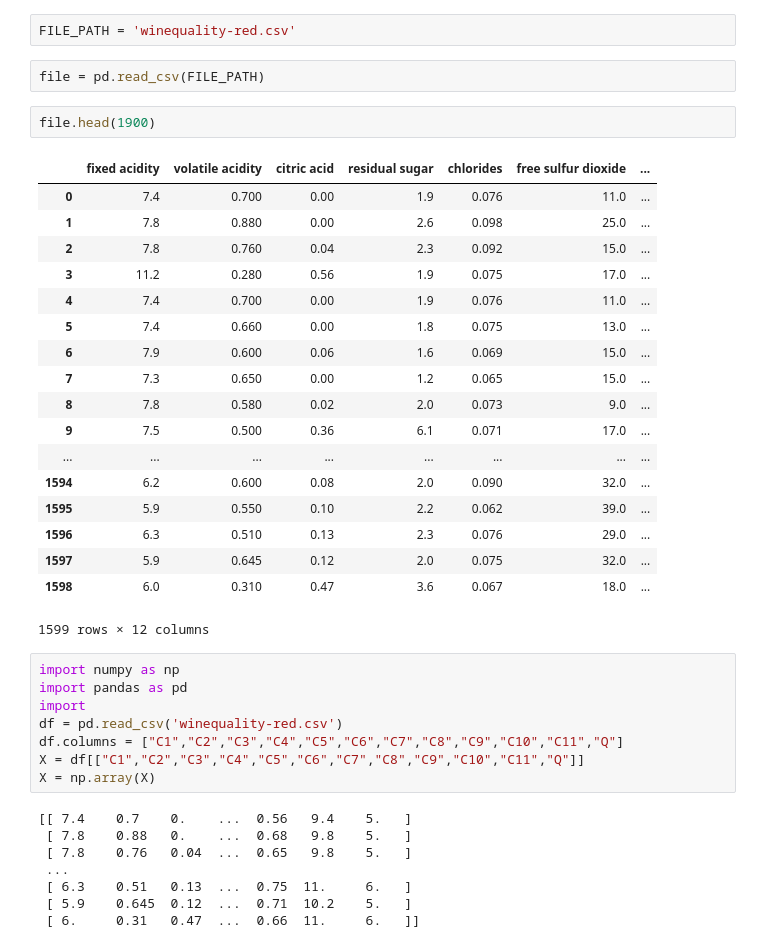
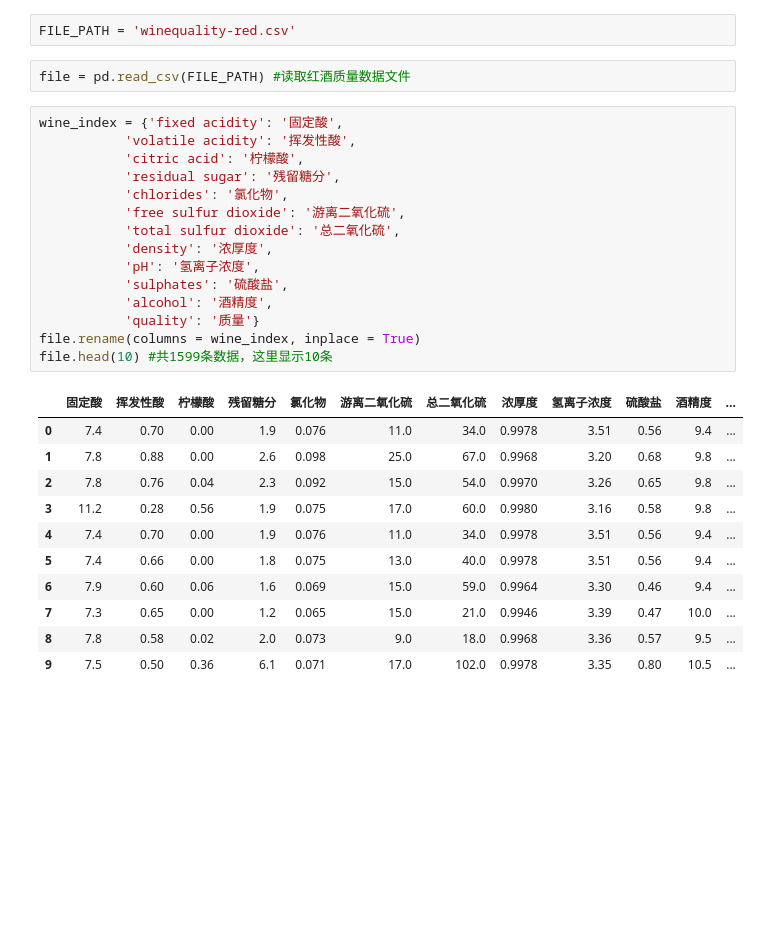
Before and after one commit to KIvanSky/undergraduateGroup, a Jupyter notebook: pythonPractice/zs/wineAnalysis.ipynb, the cells around one changed output. Saved outputs shown, nothing was run; the diff lists cells and outputs as text; blank space fills up the shorter version.

```diff
--- a/pythonPractice/zs/wineAnalysis.ipynb
+++ b/pythonPractice/zs/wineAnalysis.ipynb
@@ -9,41 +12,31 @@ import matplotlib.pyplot as plt
 # %%
 FILE_PATH = 'winequality-red.csv'
 # %%
-file = pd.read_csv(FILE_PATH)
+file = pd.read_csv(FILE_PATH) #读取红酒质量数据文件
-# %%
-file.head(1900)
-# %% [output]
-|  | fixed acidity | volatile acidity | citric acid | residual sugar | chlorides | free sulfur dioxide | ... |
-| 0 | 7.4 | 0.700 | 0.00 | 1.9 | 0.076 | 11.0 | ... |
-| 1 | 7.8 | 0.880 | 0.00 | 2.6 | 0.098 | 25.0 | ... |
-| 2 | 7.8 | 0.760 | 0.04 | 2.3 | 0.092 | 15.0 | ... |
-| 3 | 11.2 | 0.280 | 0.56 | 1.9 | 0.075 | 17.0 | ... |
-| 4 | 7.4 | 0.700 | 0.00 | 1.9 | 0.076 | 11.0 | ... |
-| 5 | 7.4 | 0.660 | 0.00 | 1.8 | 0.075 | 13.0 | ... |
-| 6 | 7.9 | 0.600 | 0.06 | 1.6 | 0.069 | 15.0 | ... |
-| 7 | 7.3 | 0.650 | 0.00 | 1.2 | 0.065 | 15.0 | ... |
-| 8 | 7.8 | 0.580 | 0.02 | 2.0 | 0.073 | 9.0 | ... |
-| 9 | 7.5 | 0.500 | 0.36 | 6.1 | 0.071 | 17.0 | ... |
-| ... | ... | ... | ... | ... | ... | ... | ... |
-| 1594 | 6.2 | 0.600 | 0.08 | 2.0 | 0.090 | 32.0 | ... |
-| 1595 | 5.9 | 0.550 | 0.10 | 2.2 | 0.062 | 39.0 | ... |
-| 1596 | 6.3 | 0.510 | 0.13 | 2.3 | 0.076 | 29.0 | ... |
-| 1597 | 5.9 | 0.645 | 0.12 | 2.0 | 0.075 | 32.0 | ... |
-| 1598 | 6.0 | 0.310 | 0.47 | 3.6 | 0.067 | 18.0 | ... |
-1599 rows × 12 columns
-# %%
-import numpy as np
-import pandas as pd
-import
-df = pd.read_csv('winequality-red.csv')
-df.columns = ["C1","C2","C3","C4","C5","C6","C7","C8","C9","C10","C11","Q"]
-X = df[["C1","C2","C3","C4","C5","C6","C7","C8","C9","C10","C11","Q"]]
-X = np.array(X)
-# %% [output]
-[[ 7.4    0.7    0.    ...  0.56   9.4    5.   ]
- [ 7.8    0.88   0.    ...  0.68   9.8    5.   ]
- [ 7.8    0.76   0.04  ...  0.65   9.8    5.   ]
- ...
- [ 6.3    0.51   0.13  ...  0.75  11.     6.   ]
- [ 5.9    0.645  0.12  ...  0.71  10.2    5.   ]
- [ 6.     0.31   0.47  ...  0.66  11.     6.   ]]
+# %%
+wine_index = {'fixed acidity': '固定酸',
+           'volatile acidity': '挥发性酸',
+           'citric acid': '柠檬酸',
+           'residual sugar': '残留糖分',
+           'chlorides': '氯化物',
+           'free sulfur dioxide': '游离二氧化硫',
+           'total sulfur dioxide': '总二氧化硫',
+           'density': '浓厚度',
+           'pH': '氢离子浓度',
+           'sulphates': '硫酸盐',
+           'alcohol': '酒精度',
+           'quality': '质量'}
+file.rename(columns = wine_index, inplace = True)
+file.head(10) #共1599条数据，这里显示10条
+# %% [output]
+|  | 固定酸 | 挥发性酸 | 柠檬酸 | 残留糖分 | 氯化物 | 游离二氧化硫 | 总二氧化硫 | 浓厚度 | 氢离子浓度 | 硫酸盐 | 酒精度 | ... |
+| 0 | 7.4 | 0.70 | 0.00 | 1.9 | 0.076 | 11.0 | 34.0 | 0.9978 | 3.51 | 0.56 | 9.4 | ... |
+| 1 | 7.8 | 0.88 | 0.00 | 2.6 | 0.098 | 25.0 | 67.0 | 0.9968 | 3.20 | 0.68 | 9.8 | ... |
+| 2 | 7.8 | 0.76 | 0.04 | 2.3 | 0.092 | 15.0 | 54.0 | 0.9970 | 3.26 | 0.65 | 9.8 | ... |
+| 3 | 11.2 | 0.28 | 0.56 | 1.9 | 0.075 | 17.0 | 60.0 | 0.9980 | 3.16 | 0.58 | 9.8 | ... |
+| 4 | 7.4 | 0.70 | 0.00 | 1.9 | 0.076 | 11.0 | 34.0 | 0.9978 | 3.51 | 0.56 | 9.4 | ... |
+| 5 | 7.4 | 0.66 | 0.00 | 1.8 | 0.075 | 13.0 | 40.0 | 0.9978 | 3.51 | 0.56 | 9.4 | ... |
+| 6 | 7.9 | 0.60 | 0.06 | 1.6 | 0.069 | 15.0 | 59.0 | 0.9964 | 3.30 | 0.46 | 9.4 | ... |
+| 7 | 7.3 | 0.65 | 0.00 | 1.2 | 0.065 | 15.0 | 21.0 | 0.9946 | 3.39 | 0.47 | 10.0 | ... |
+| 8 | 7.8 | 0.58 | 0.02 | 2.0 | 0.073 | 9.0 | 18.0 | 0.9968 | 3.36 | 0.57 | 9.5 | ... |
+| 9 | 7.5 | 0.50 | 0.36 | 6.1 | 0.071 | 17.0 | 102.0 | 0.9978 | 3.35 | 0.80 | 10.5 | ... |
```
Also changed, not shown: parts of 7 cells of this notebook, 3 other files.
